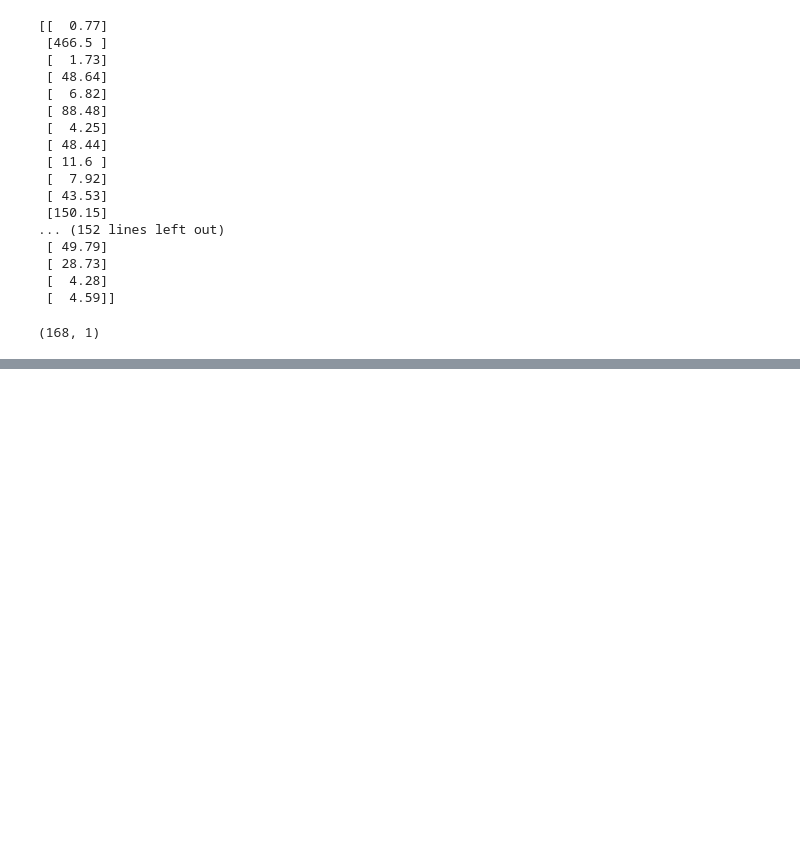
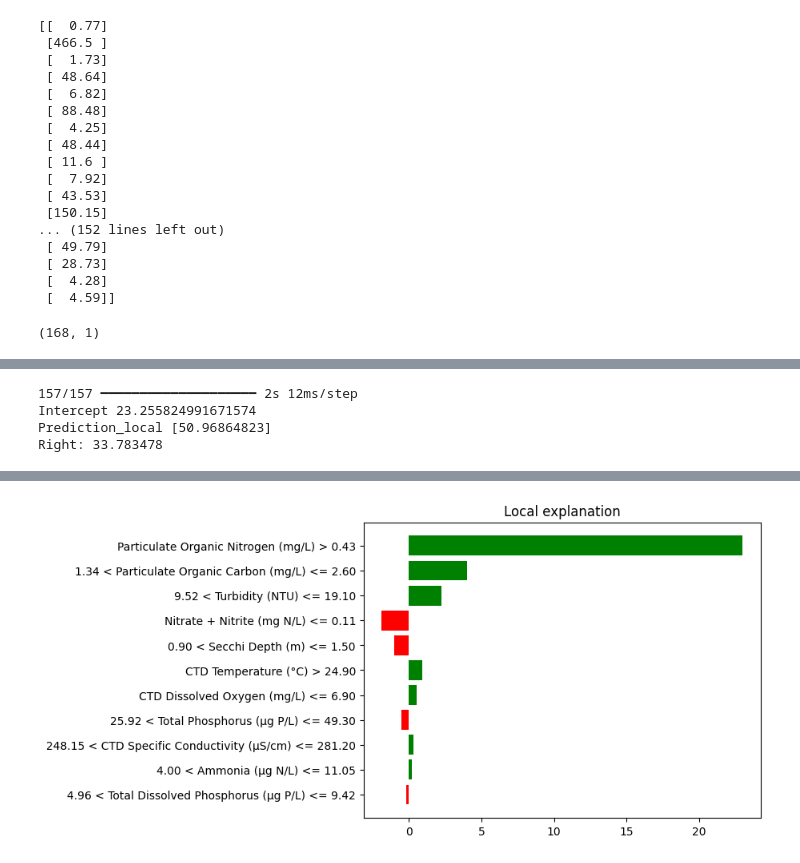
Before and after one commit to EddieZ18326/SSTP, a Jupyter notebook: LSTM.ipynb, the cells around one changed output, grey strips where cells are left out. Saved outputs shown, nothing was run; the diff lists cells and outputs as text; code cells hidden in the pictures; blank space fills up the shorter version.

```diff
--- a/LSTM.ipynb
+++ b/LSTM.ipynb
@@ -52,7 +55,7 @@ model.compile(optimizer='adam', loss='mean_squared_error')
 
 
 # Compile the model
-model.compile(optimizer=tf.keras.optimizers.Adam(learning_rate=0.00075), loss='mae')
+model.compile(optimizer=tf.keras.optimizers.Adam(learning_rate=0.001), loss='mae')
 # Fit the model to the training data
-history = model.fit(X_train, Y_train, epochs=5000, batch_size=64, validation_data=(X_test, Y_test), shuffle=False)
+history = model.fit(X_train, Y_train, epochs=100, batch_size=64, validation_data=(X_test, Y_test), shuffle=False)
 # %% [output]
@@ -77,0 +80,2 @@ KeyboardInterrupt:
+# %%
+history = model.fit(X_train, Y_train, epochs=1000, batch_size=64, validation_data=(X_test, Y_test), shuffle=False)
@@ -146,0 +166,4 @@ print(rmse)
+# %%
+features = pd.DataFrame(dataset.iloc[:,4:15])
+features = features.columns
+print(features)
@@ -146,0 +180,20 @@ print(rmse)
+# %%
+from lime import lime_tabular
+
+# Instantiating the explainer object by passing in the training set,
+# and the extracted features
+explainer_lime = lime_tabular.LimeTabularExplainer(X_train,
+                                                   feature_names=features,
+                                                   verbose=True,
+                                                   mode='regression')
+# %%
+X_test = np.array(X_test)
+exp_lime = explainer_lime.explain_instance(
+    X_test[10], model.predict, num_features=12)
+fig = exp_lime.as_pyplot_figure()
+exp_lime.show_in_notebook()
+# %% [output]
+157/157 ━━━━━━━━━━━━━━━━━━━━ 2s 12ms/step
+Intercept 23.255824991671574
+Prediction_local [50.96864823]
+Right: 33.783478
@@ -146,0 +201 @@ print(rmse)
+[figure, added]
```
Also changed, not shown: parts of 12 cells of this notebook, 12 other files.
